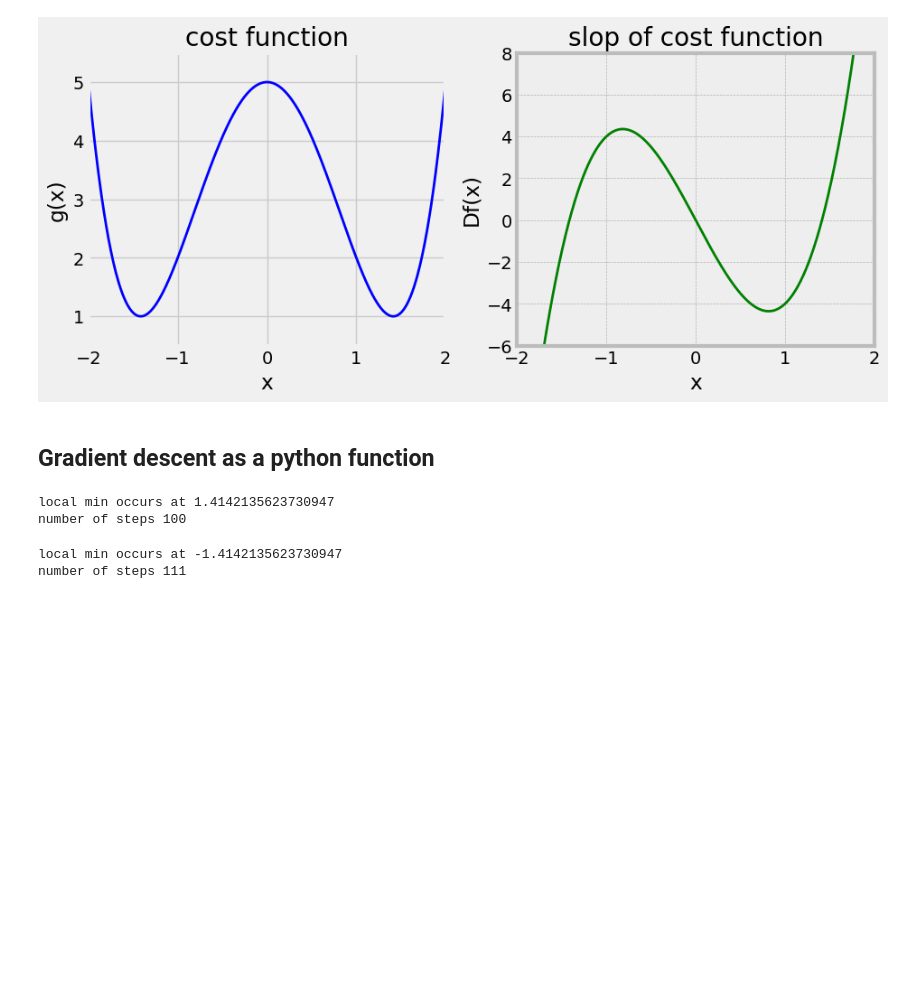
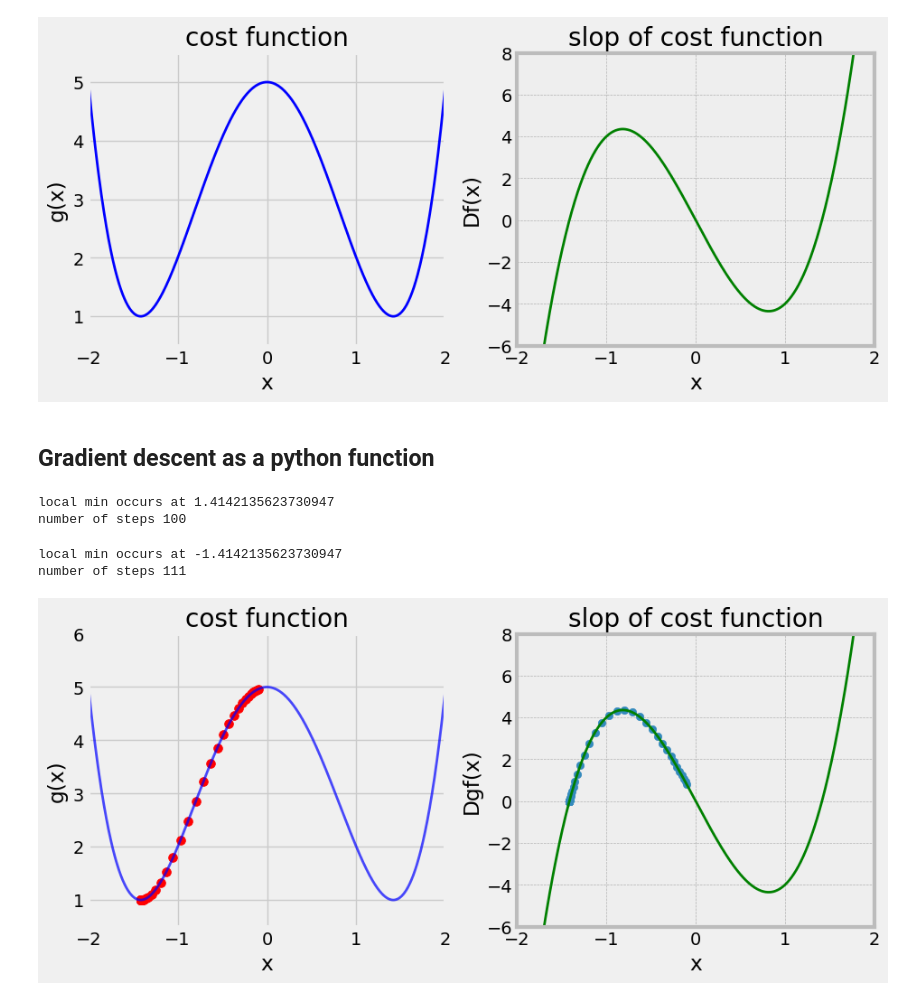
Before and after one commit to kuljeet234/Minor-ML-projects, a Jupyter notebook: gradient descent/gradient descent.ipynb, the cells around one changed output. Cells and saved outputs as stored; diff of their text form; code cells hidden in the pictures; blank space fills up the shorter version.

```diff
--- a/gradient descent/gradient descent.ipynb
+++ b/gradient descent/gradient descent.ipynb
@@ -215,28 +215,30 @@ local min occurs at -1.4142135623730947
 number of steps 111
 # %%
 #ploting gradient descent
-local_min,list_x,deriv_list = gradient_descent(dg, -1)
+local_min,list_x,deriv_list = gradient_descent(dg, -0.1)
 plt.figure(figsize=(10,4))
 plt.subplot(1,2,1)
 plt.plot(x_2,g(x_2), color = 'blue',linewidth = 2, alpha = 0.7)
 
 plt.scatter(list_x,g(np.array(list_x)), color ='red',s = 50)
 
 plt.title('cost function')
 plt.xlabel('x')
 plt.ylabel('g(x)')
 plt.xlim(-2,2)
 plt.ylim(0.5,6)
 plt.style.use('bmh')
 
 
 plt.subplot(1,2,2)
 plt.plot(x_2,dg(x_2), color = 'green')
 plt.scatter(list_x,deriv_list)
 
 plt.title('slop of cost function')
 plt.xlim(-2,2)
 plt.ylim(-6,8)
 plt.xlabel('x')
 plt.ylabel('Dgf(x)')
 plt.style.use('fivethirtyeight')
+# %% [output]
+[figure, added]
```
